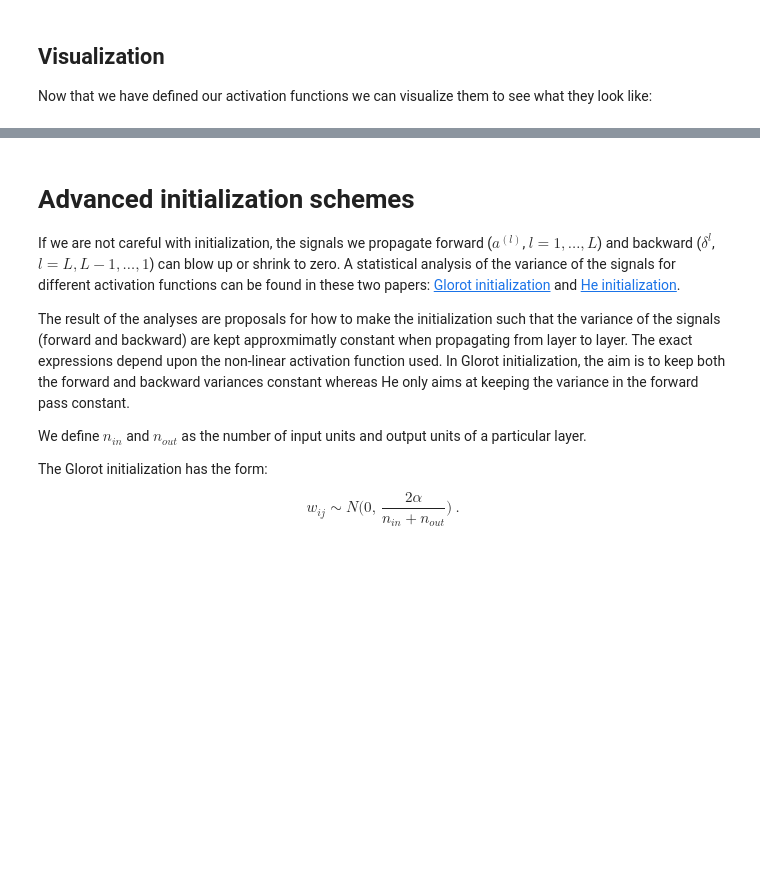
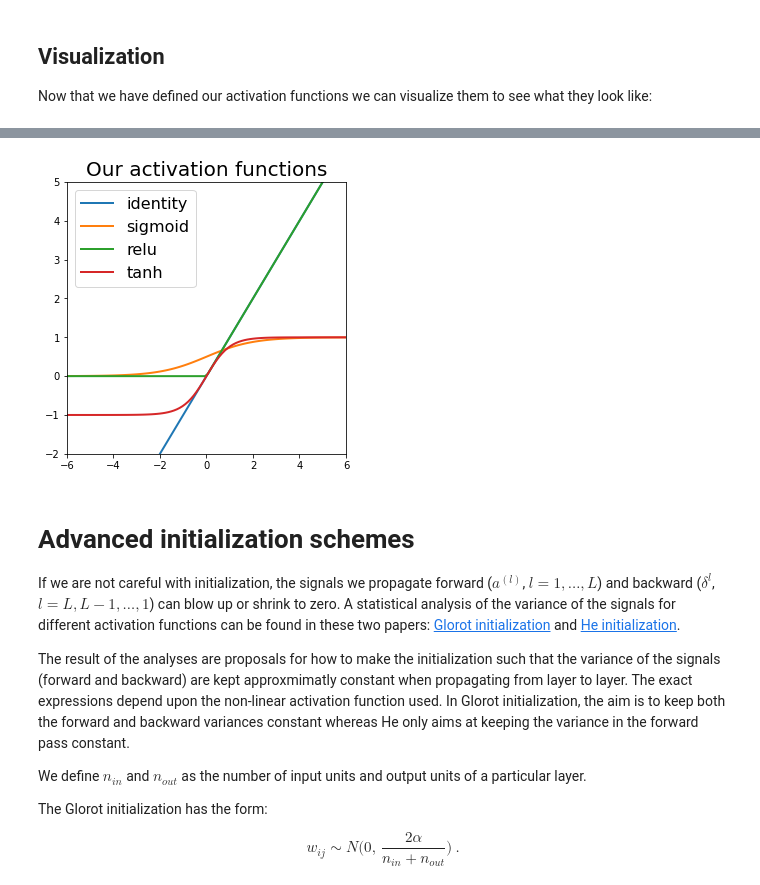
Before and after one commit to mikk5829/02456-deep-learning-with-PyTorch, a Jupyter notebook: 2_Feedforward_Python/2.1-EXE-FNN-AutoDif-Nanograd.ipynb, the cells around one changed output, grey strips where cells are left out. Cells and saved outputs as stored; diff of their text form; code cells hidden in the pictures; blank space fills up the shorter version.

```diff
--- a/2_Feedforward_Python/2.1-EXE-FNN-AutoDif-Nanograd.ipynb
+++ b/2_Feedforward_Python/2.1-EXE-FNN-AutoDif-Nanograd.ipynb
@@ -28,7 +28,7 @@ The [Nanograd](https://github.com/rasmusbergpalm/nanograd) framework defines a c
 # %%
 # Copy and pasted from https://github.com/rasmusbergpalm/nanograd/blob/3a1bf9e9e724da813bfccf91a6f309abdade9f39/nanograd.py
 
-from math import exp, log
+from math import exp, log, sqrt
 
 class Var:
     """
@@ -75,13 +75,19 @@ class Var:
         return Var(self.v if self.v > 0.0 else 0.0, lambda: [(self, 1.0 if self.v > 0.0 else 0.0)])
 
     def identity(self):
-        return Var(self.v, lambda: [(self,1.0)])
+        return Var(self.v, lambda: [(self, 1.0)])
 
     def tanh(self):
-        return Var(2/(1+exp(-2*self.v)), lambda: [(self,1.0)])
+        return Var(2.0/(1.0+exp(-2.0*self.v)) - 1.0, lambda: [(self, 1.0)])
 
     def sigmoid(self):
-        return Var(1/(1+exp(-self.v)), lambda: [(self,1.0)])
+        return Var(1.0/(1.0+exp(-self.v)), lambda: [(self, 1.0)])
+
+    def exp(self):
+        return Var(exp(self.v), lambda: [(self, exp(self.v))])
+
+    def log(self):
+        return Var(log(self.v), lambda: [(self, self.v **(-1))])
 # %% [markdown]
 A few examples illustrate how we can use this:
 # %%
@@ -421,10 +432,10 @@ class DenseLayer:
         # We therefore loop over the (number of) nodes in the current layer:
         for j in range(len(weights[0])):
             # Initialize the node value depending on its corresponding parameters.
-            node = weights[0][j] # <- Insert code
+            node = Var(0.0) # <- Insert code
             # We now finish the linear transformation corresponding to the parameters of the currently considered node.
             for i in range(len(single_input)):
-                node += single_input[i]  # <- Insert code
+                node += single_input[i] * self.weights[i][j]  # <- Insert code
             node = self.act_fn(node)
             out.append(node)
 
@@ -494,21 +522,23 @@ plt.plot(x,y)
 # %%
 # Testing all activation layers
 
 x = np.linspace(-6, 6, 100)
 units = {
     "identity": lambda x: x.identity(),
-    #"sigmoid": lambda x: x.sigmoid(),  <- uncomment before sharing
+    "sigmoid": lambda x: x.sigmoid(),
     "relu": lambda x: x.relu(),
-    #"tanh": lambda x: x.tanh() <- uncomment before sharing
+    "tanh": lambda x: x.tanh()
 }
 
 plt.figure(figsize=(5, 5))
 [plt.plot(x, Var_to_nparray(forward(nparray_to_Var(x), [DenseLayer(1, 1, unit, initializer = ConstantInitializer(1.0))]) ), label=unit_name, lw=2) for unit_name, unit in units.items()] # unit(nparray_to_Var(x))), label=unit_name, lw=2) for unit_name, unit in units.items()]
 plt.legend(loc=2, fontsize=16)
 plt.title('Our activation functions', fontsize=20)
 plt.ylim([-2, 5])
 plt.xlim([-6, 6])
 plt.show()
+# %% [output]
+[figure, added]
 # %% [markdown]
 # Advanced initialization schemes
 
```
Also changed, not shown: parts of 31 cells of this notebook, 1 other file.
